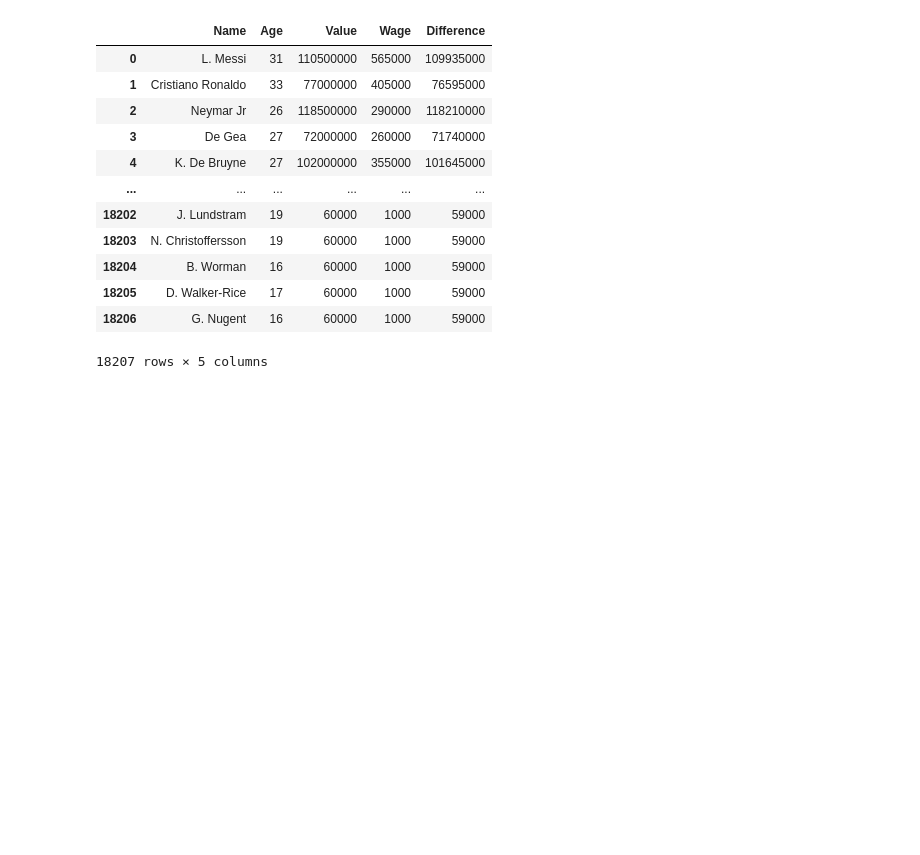
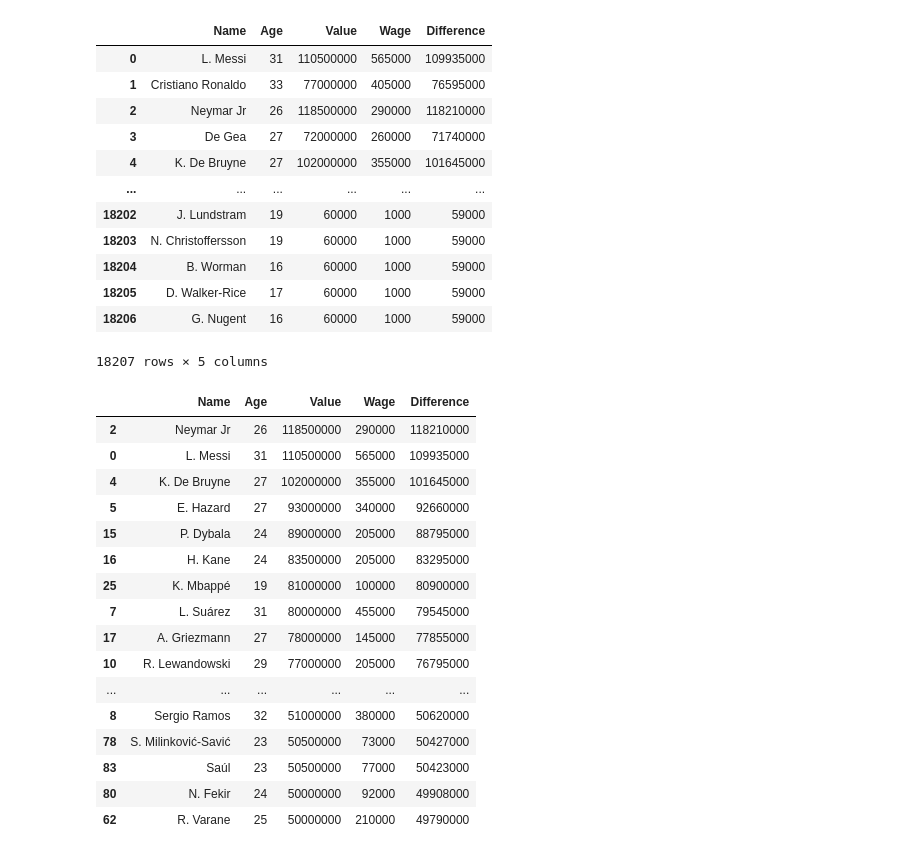
Before and after one commit to TR-1000/Machine-Learning-and-Data-Science, a Jupyter notebook: fifa_19/soccer.ipynb, the cells around one changed output. Cells and saved outputs as stored; diff of their text form; code cells hidden in the pictures; blank space fills up the shorter version.

```diff
--- a/fifa_19/soccer.ipynb
+++ b/fifa_19/soccer.ipynb
@@ -185,3 +185,23 @@ value_df
 | 18205 | D. Walker-Rice | 17 | 60000 | 1000 | 59000 |
 | 18206 | G. Nugent | 16 | 60000 | 1000 | 59000 |
 18207 rows × 5 columns
+# %%
+value_df.sort_values("Difference", ascending=False)[:50]
+# %% [output]
+|  | Name | Age | Value | Wage | Difference |
+| 2 | Neymar Jr | 26 | 118500000 | 290000 | 118210000 |
+| 0 | L. Messi | 31 | 110500000 | 565000 | 109935000 |
+| 4 | K. De Bruyne | 27 | 102000000 | 355000 | 101645000 |
+| 5 | E. Hazard | 27 | 93000000 | 340000 | 92660000 |
+| 15 | P. Dybala | 24 | 89000000 | 205000 | 88795000 |
+| 16 | H. Kane | 24 | 83500000 | 205000 | 83295000 |
+| 25 | K. Mbappé | 19 | 81000000 | 100000 | 80900000 |
+| 7 | L. Suárez | 31 | 80000000 | 455000 | 79545000 |
+| 17 | A. Griezmann | 27 | 78000000 | 145000 | 77855000 |
+| 10 | R. Lewandowski | 29 | 77000000 | 205000 | 76795000 |
+| ... | ... | ... | ... | ... | ... |
+| 8 | Sergio Ramos | 32 | 51000000 | 380000 | 50620000 |
+| 78 | S. Milinković-Savić | 23 | 50500000 | 73000 | 50427000 |
+| 83 | Saúl | 23 | 50500000 | 77000 | 50423000 |
+| 80 | N. Fekir | 24 | 50000000 | 92000 | 49908000 |
+| 62 | R. Varane | 25 | 50000000 | 210000 | 49790000 |
```
Also changed, not shown: parts of 5 cells of this notebook.
